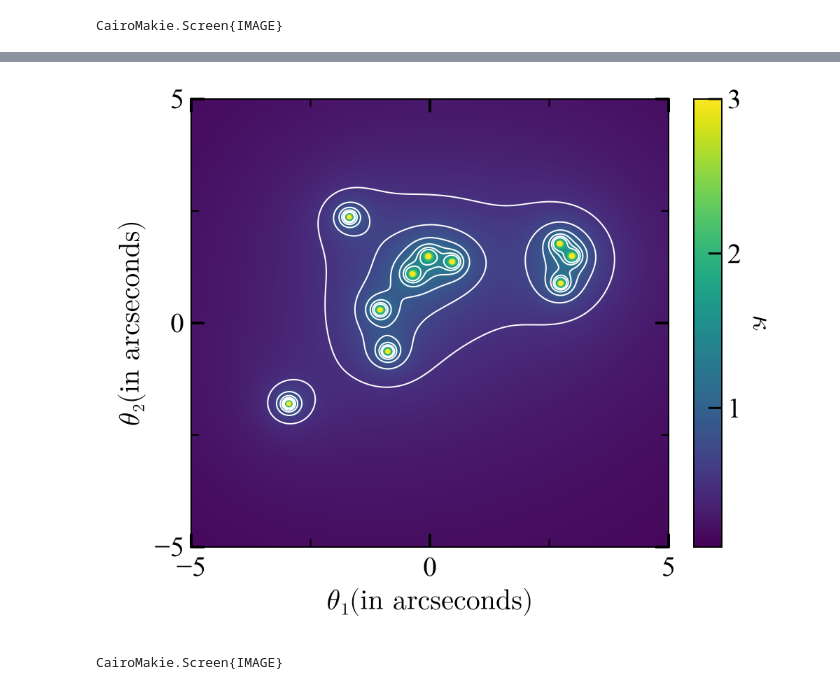
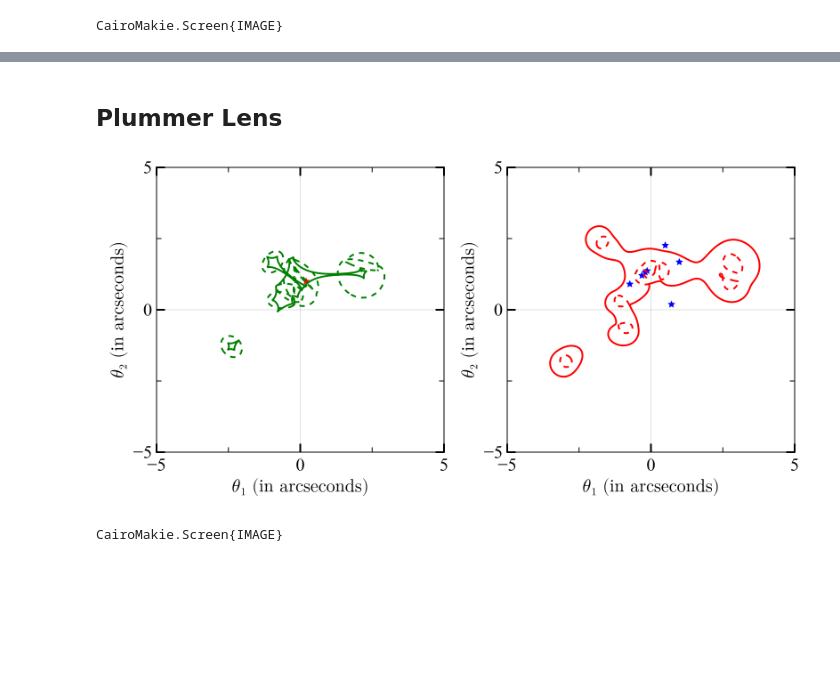
Before and after one commit to akmeena766/LensFactory_Examples, a Jupyter notebook: Example-2: Basic strong lensing.ipynb, the cells around one changed output, grey strips where cells are left out. Drawn from its saved outputs; the diff is of its cells as text; code cells hidden in the pictures; blank space fills up the shorter version.

```diff
--- a/Example-2: Basic strong lensing.ipynb
+++ b/Example-2: Basic strong lensing.ipynb
@@ -82,10 +91,16 @@ CairoMakie.Screen{IMAGE}
+# %% [markdown]
+## Plummer Lens
 # %%
-# Plot surface density
-fig, ax = LensFactory.plot_surface_density(lens, x, y; adis=adis, D_d=Dol, unit=:convergence,
-                                             heatmap_kws=(colorrange=(0.1, 3.0), ),
-                                             plot_contour=true,
-                                             contour_kws=(linewidth=1, levels=0.5:0.2:1.5, color=:white))
+# Initialize a lens made of multiple SIS lenses
+Random.seed!(1234)
+
+n_point = 10
+ensamble = [(lens=:PlummerLens, D_d=Dol, x_c=(-3.0+6.0*rand())*ANGLE_ARCSEC, y_c = (-3.0+6.0*rand())*ANGLE_ARCSEC, x_s=0.3*ANGLE_ARCSEC, mass=1E11*MASS_SUN) for _ in 1:n_point]
+lens = Lenses.init_CompositeLens(ensamble)
+
+# Here we have split the source and image plane for better visualization using "two_panel" keyword
+fig, ax = LensFactory.plot_image_plane(lens, x, y, adis; two_panel=true, source=(0.2*ANGLE_ARCSEC, 1.0*ANGLE_ARCSEC))
 display(fig)
 # %% [output]
-[figure, old version]
+[figure, new version]
 CairoMakie.Screen{IMAGE}
```
Also changed, not shown: parts of 6 cells of this notebook, 2 other files.
